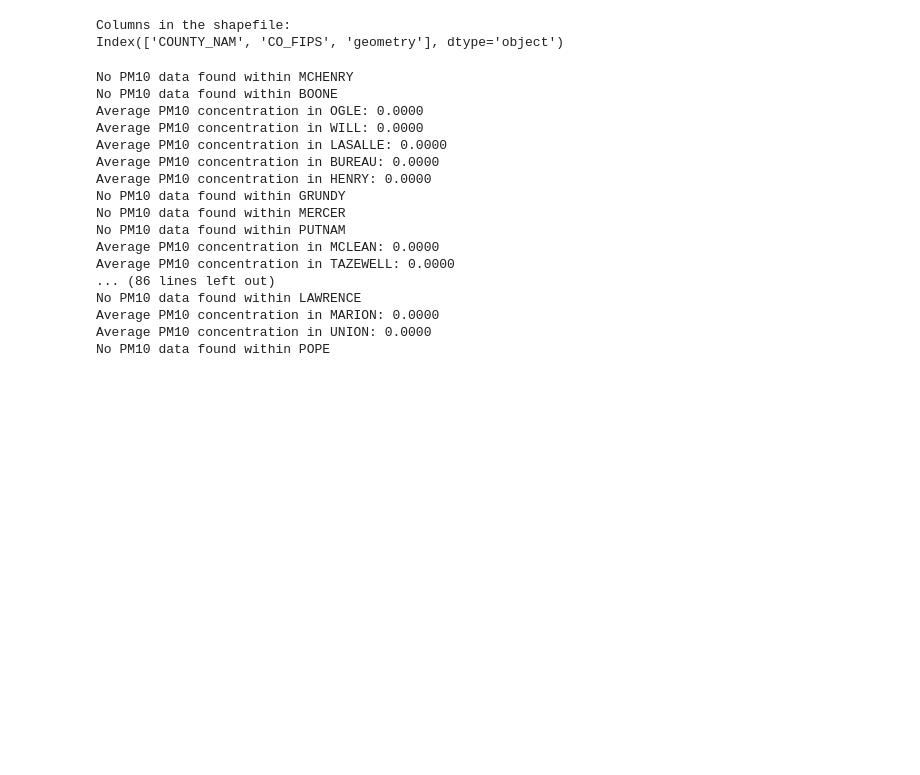
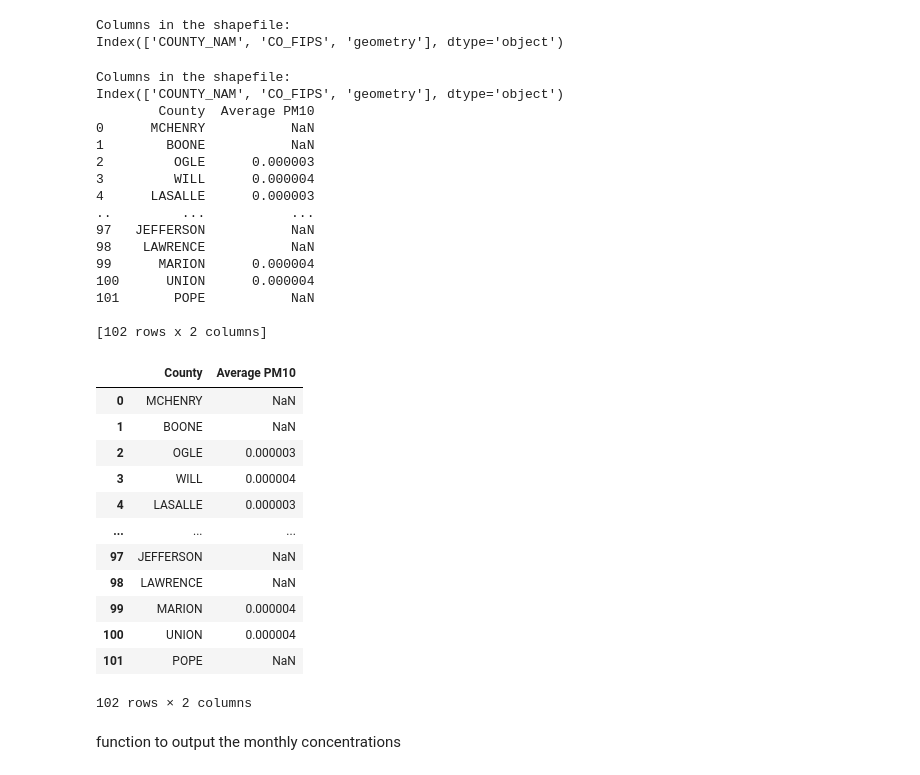
Before and after one commit to christineCLWong/idph_air_pollution_infectious, a Jupyter notebook: pm10.ipynb, the cells around one changed output. Saved outputs shown, nothing was run; the diff lists cells and outputs as text; code cells hidden in the pictures; blank space fills up the shorter version.

```diff
--- a/pm10.ipynb
+++ b/pm10.ipynb
@@ -291,15 +244,24 @@ try:
             # Load Illinois counties shapefile
             illinois_counties = gpd.read_file(shapefile_path)
 
+            # Print the columns to help identify the correct one for the county/region names
+            print("Columns in the shapefile:")
+            print(illinois_counties.columns)
+
+            # Reproject the shapefile to the CRS of the NetCDF data (assuming WGS84 - EPSG:4326) if necessary
+            if illinois_counties.crs != 'epsg:4326':  # Check if the CRS is already WGS84
+                illinois_counties = illinois_counties.to_crs(epsg=4326)
+
             county_avg_pm10 = {}
 
             # Iterate through each county
             for index, county in illinois_counties.iterrows():
                 # Replace 'NAME' with the correct column name for your shapefile
-                county_name = county['COUNTY_NAM']  # <--- Change this if 'NAME' is not correct
+                county_name = county['COUNTY_NAM']
                 county_polygon = county['geometry']
                 county_pm10_values = []
 
+                # Iterate through the Illinois grid points
                 for lat_idx, lat in enumerate(illinois_lats):
                     for lon_idx, lon in enumerate(illinois_lons):
                         point = Point(lon, lat)
@@ -308,38 +270,41 @@ try:
                             if pm10_il.ndim == 2 and lat_idx < pm10_il.shape[0] and lon_idx < pm10_il.shape[1]:
                                 county_pm10_values.append(pm10_il[lat_idx, lon_idx])
                             elif pm10_il.ndim == 3 and 0 < pm10_il.shape[1] and lat_idx < pm10_il.shape[1] and lon_idx < pm10_il.shape[2]:
-                                 county_pm10_values.append(pm10_il[0, lat_idx, lon_idx])
+                                county_pm10_values.append(pm10_il[0, lat_idx, lon_idx])
                             else:
                                 print(f"Warning: Index out of bounds for PM10 data at lat_idx={lat_idx}, lon_idx={lon_idx}")
+
                 if county_pm10_values:
                     avg_pm10 = np.mean(county_pm10_values)
                     county_avg_pm10[county_name] = avg_pm10
-                    print(f"Average PM10 concentration in {county_name}: {avg_pm10:.4f}")
                 else:
-                    print(f"No PM10 data found within {county_name}")
+                    county_avg_pm10[county_name] = np.nan  # Use np.nan for missing data
+
+            # Create a Pandas DataFrame from the county_avg_pm10 dictionary
+            df = pd.DataFrame(list(county_avg_pm10.items()), columns=['County', 'Average PM10'])
+            print(df)  # Print the DataFrame
 
 except FileNotFoundError:
     print(f"Error: File not found at '{file_path}' or '{shapefile_path}'")
 except Exception as e:
     print(f"An error occurred: {e}")
 # %% [output]
-No PM10 data found within MCHENRY
-No PM10 data found within BOONE
-Average PM10 concentration in OGLE: 0.0000
-Average PM10 concentration in WILL: 0.0000
-Average PM10 concentration in LASALLE: 0.0000
-Average PM10 concentration in BUREAU: 0.0000
-Average PM10 concentration in HENRY: 0.0000
-No PM10 data found within GRUNDY
-No PM10 data found within MERCER
-No PM10 data found within PUTNAM
-Average PM10 concentration in MCLEAN: 0.0000
-Average PM10 concentration in TAZEWELL: 0.0000
-... (86 lines left out)
-No PM10 data found within LAWRENCE
-Average PM10 concentration in MARION: 0.0000
-Average PM10 concentration in UNION: 0.0000
-No PM10 data found within POPE
+Columns in the shapefile:
+Index(['COUNTY_NAM', 'CO_FIPS', 'geometry'], dtype='object')
+        County  Average PM10
+0      MCHENRY           NaN
+1        BOONE           NaN
+2         OGLE      0.000003
+3         WILL      0.000004
+4      LASALLE      0.000003
+..         ...           ...
+97   JEFFERSON           NaN
+98    LAWRENCE           NaN
+99      MARION      0.000004
+100      UNION      0.000004
+101       POPE           NaN
+
+[102 rows x 2 columns]
 # %%
 try:
     with fiona.Env(SHAPE_RESTORE_SHX='YES'):
@@ -353,3 +318,21 @@ except FileNotFoundError:
     print(f"Error: Shapefile not found at {shapefile_path}")
 except Exception as e:
     print(f"An unexpected error occurred: {e}")
+# %%
+df
+# %% [output]
+|  | County | Average PM10 |
+| 0 | MCHENRY | NaN |
+| 1 | BOONE | NaN |
+| 2 | OGLE | 0.000003 |
+| 3 | WILL | 0.000004 |
+| 4 | LASALLE | 0.000003 |
+| ... | ... | ... |
+| 97 | JEFFERSON | NaN |
+| 98 | LAWRENCE | NaN |
+| 99 | MARION | 0.000004 |
+| 100 | UNION | 0.000004 |
+| 101 | POPE | NaN |
+102 rows × 2 columns
+# %% [markdown]
+function to output the monthly concentrations
```
Also changed, not shown: parts of 25 cells of this notebook.
